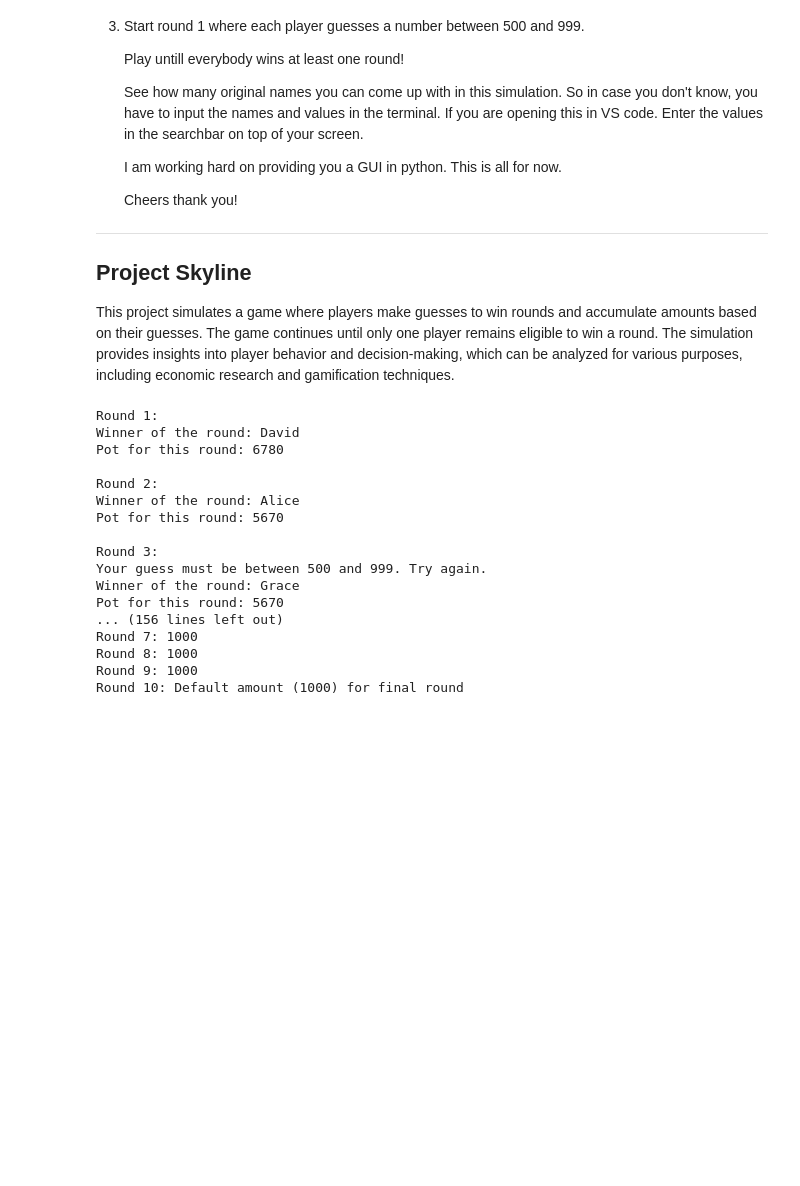
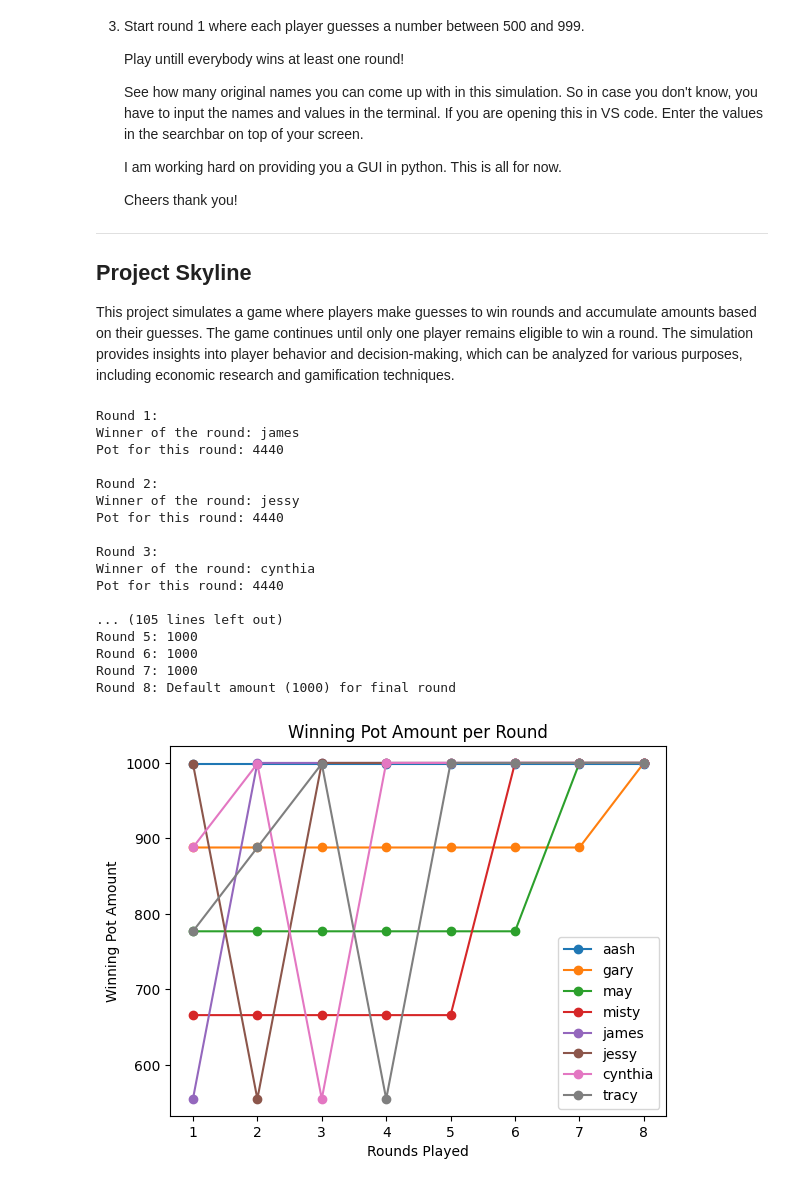
Before and after one commit to watashiaashishgurung/SkylineAdvanced, a Jupyter notebook: SkylineAdvanced.ipynb, the cells around one changed output. Drawn from its saved outputs; the diff is of its cells as text; code cells hidden in the pictures; blank space fills up the shorter version.

Commit message:
added a lingraph to guessing rounds

```diff
--- a/SkylineAdvanced.ipynb
+++ b/SkylineAdvanced.ipynb
@@ -36,6 +37,8 @@ In this simulation V3 you can chose the amount of players yourself and enter the
 
 This project simulates a game where players make guesses to win rounds and accumulate amounts based on their guesses. The game continues until only one player remains eligible to win a round. The simulation provides insights into player behavior and decision-making, which can be analyzed for various purposes, including economic research and gamification techniques.
 # %%
+import matplotlib.pyplot as plt
+
 class Player:
     def __init__(self, name):
         self.name = name
@@ -111,41 +114,57 @@ def play_game(players):
     # Compute summary stats for each player
     print("\nSummary Statistics:")
     for player in players:
         if player.rounds_won > 0:  # Only for players who have won a round
             print(f"\nPlayer: {player.name}")
             print("Guesses per round:")
             for i, guess in enumerate(player.guesses):
                 if guess is not None and i < len(player.guesses) - 1:  # Display actual guess if not the final round
                     print(f"Round {i + 1}: {guess}")
                 else:
                     print(f"Round {i + 1}: Default amount ({default_amount}) for final round")
 
+    plot_summary(players)
+
+def plot_summary(players):
+    rounds = list(range(1, len(players[0].guesses) + 1))
+    winners = [player for player in players if player.rounds_won > 0]
+
+    for player in winners:
+        plt.plot(rounds, player.guesses, marker='o', label=player.name)
+
+    plt.xlabel('Rounds Played')
+    plt.ylabel('Winning Pot Amount')
+    plt.title('Winning Pot Amount per Round')
+    plt.legend()
+    plt.show()
+
 # Set the total number of players
 num_players = int(input("Enter the total number of players: "))
 
 # Add names for each player manually
 players = []
 for i in range(num_players):
     name = input(f"Enter the name for player {i + 1}: ")
     players.append(Player(name))
 
 # Play the game
 play_game(players)
 # %% [output]
 Round 1:
-Winner of the round: David
-Pot for this round: 6780
+Winner of the round: james
+Pot for this round: 4440
 
 Round 2:
-Winner of the round: Alice
-Pot for this round: 5670
+Winner of the round: jessy
+Pot for this round: 4440
 
 Round 3:
-Your guess must be between 500 and 999. Try again.
-Winner of the round: Grace
-Pot for this round: 5670
-... (156 lines left out)
+Winner of the round: cynthia
+Pot for this round: 4440
+
+... (105 lines left out)
+Round 5: 1000
+Round 6: 1000
 Round 7: 1000
-Round 8: 1000
-Round 9: 1000
-Round 10: Default amount (1000) for final round
+Round 8: Default amount (1000) for final round
+[figure, added]
```
Also changed, not shown: parts of 2 cells of this notebook.
